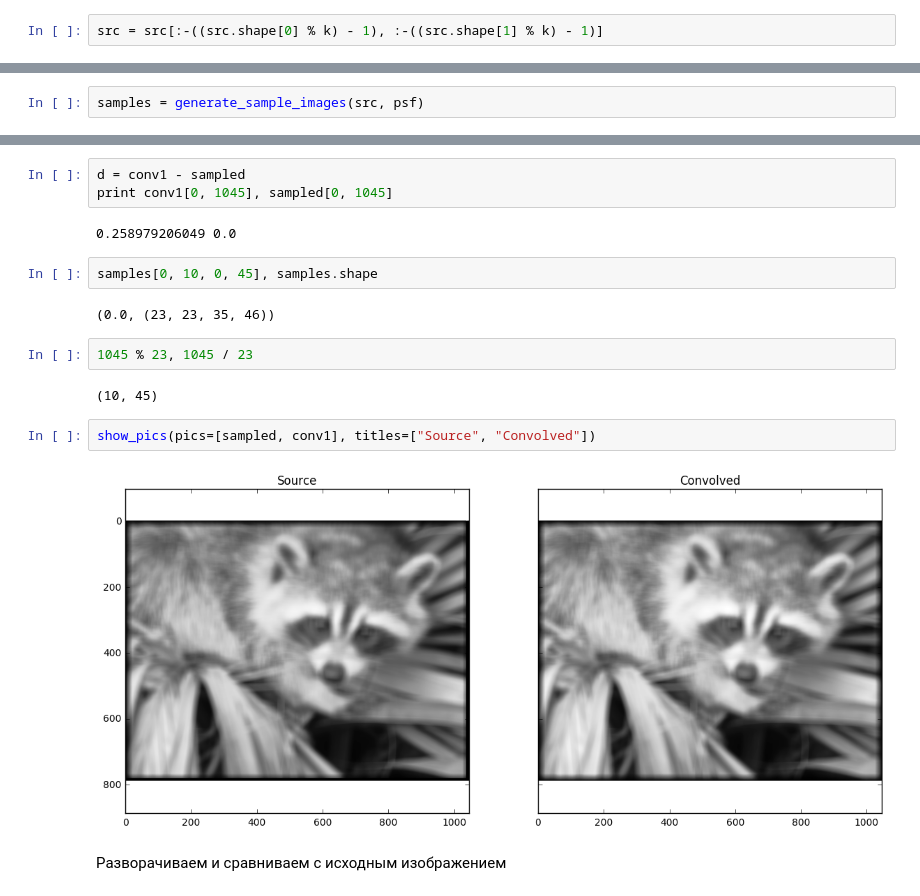
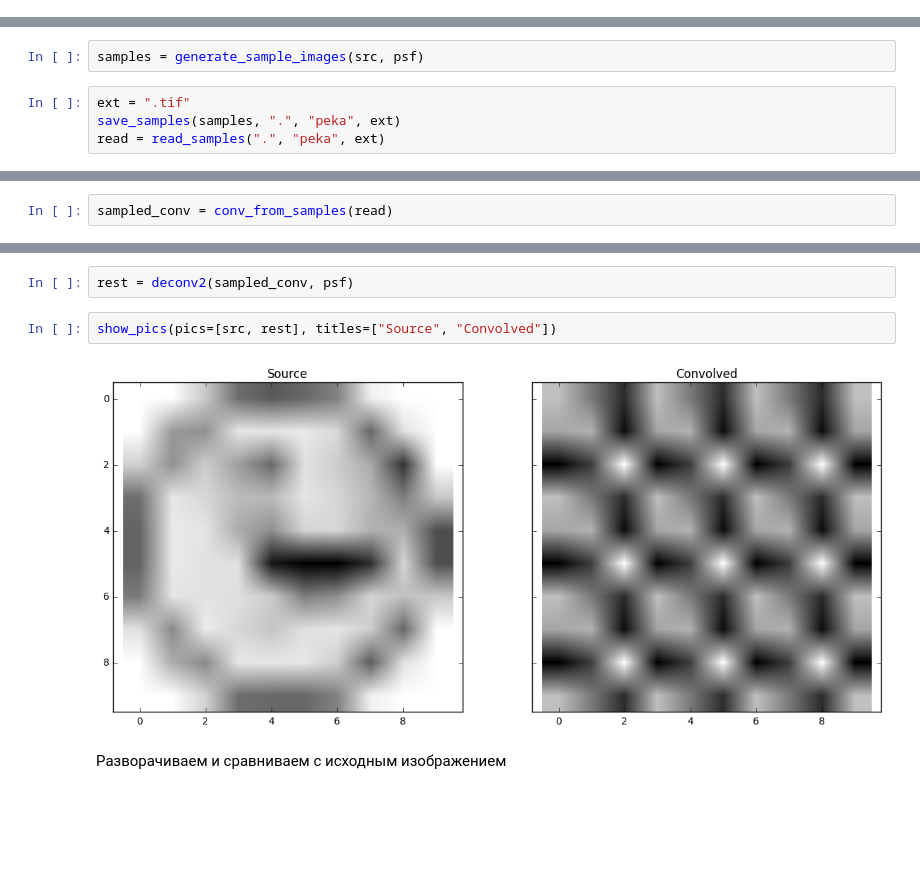
Before and after one commit to sky-mart/xray, a Jupyter notebook: There And Back Again.ipynb, the cells around one changed output, grey strips where cells are left out. Saved outputs shown, nothing was run; the diff lists cells and outputs as text; blank space fills up the shorter version.

Commit message:
Save and read samples

```diff
--- a/There And Back Again.ipynb
+++ b/There And Back Again.ipynb
@@ -102,2 +149,0 @@ $$ h_s = h_c $$
-# %%
-src = src[:-((src.shape[0] % k) - 1), :-((src.shape[1] % k) - 1)]
@@ -108,2 +150,6 @@ src.shape[0] % k, src.shape[1] % k
 # %%
 samples = generate_sample_images(src, psf)
+# %%
+ext = ".tif"
+save_samples(samples, ".", "peka", ext)
+read = read_samples(".", "peka", ext)
@@ -109,0 +191,2 @@ samples = generate_sample_images(src, psf)
+# %%
+sampled_conv = conv_from_samples(read)
@@ -136,20 +199,9 @@ print (sampled2 - sampled).mean()
-# %%
-d = conv1 - sampled
-print conv1[0, 1045], sampled[0, 1045]
-# %% [output]
-0.258979206049 0.0
-# %%
-samples[0, 10, 0, 45], samples.shape
-# %% [output]
-(0.0, (23, 23, 35, 46))
-# %%
-1045 % 23, 1045 / 23
-# %% [output]
-(10, 45)
+# %%
+rest = deconv2(sampled_conv, psf)
 # %%
-show_pics(pics=[sampled, conv1], titles=["Source", "Convolved"])
+show_pics(pics=[src, rest], titles=["Source", "Convolved"])
 # %% [output]
-[figure, old version]
+[figure, new version]
 # %% [markdown]
 Разворачиваем и сравниваем с исходным изображением
 # %%
```
Also changed, not shown: parts of 22 cells of this notebook, 1 other file.
